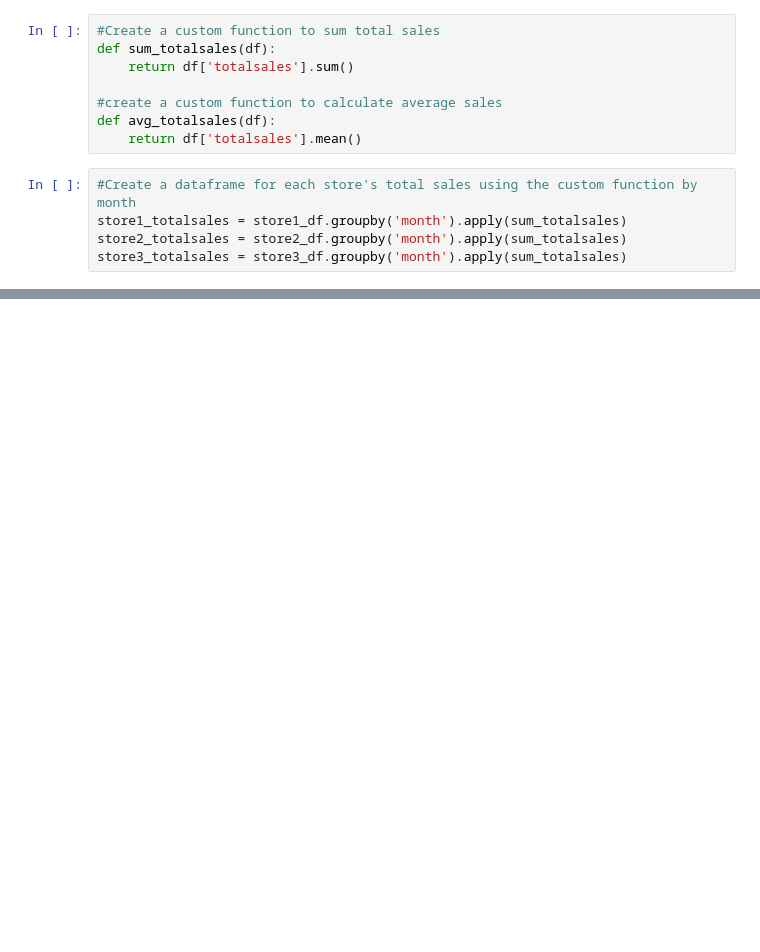
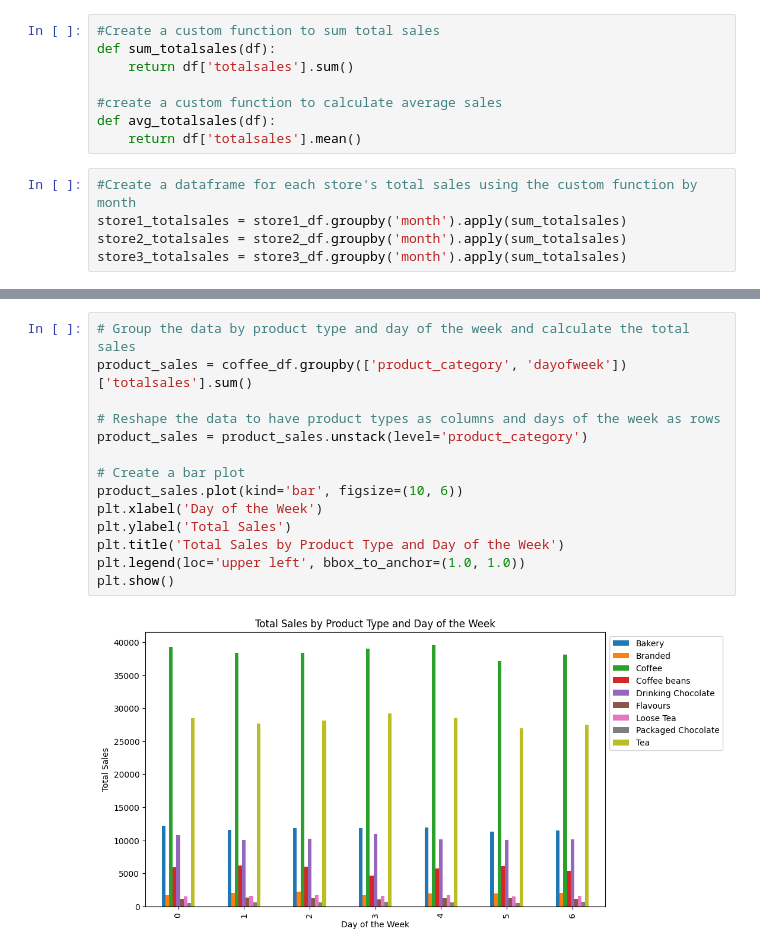
Before and after one commit to cedetraz96/Coffee_Crew, a Jupyter notebook: CoffeeShopAnalysis.ipynb, the cells around one changed output, grey strips where cells are left out. Drawn from its saved outputs; the diff is of its cells as text; blank space fills up the shorter version.

```diff
--- a/CoffeeShopAnalysis.ipynb
+++ b/CoffeeShopAnalysis.ipynb
@@ -242,0 +266,16 @@ plt.figure(figsize=(60,10))
+# %%
+# Group the data by product type and day of the week and calculate the total sales
+product_sales = coffee_df.groupby(['product_category', 'dayofweek'])['totalsales'].sum()
+
+# Reshape the data to have product types as columns and days of the week as rows
+product_sales = product_sales.unstack(level='product_category')
+
+# Create a bar plot
+product_sales.plot(kind='bar', figsize=(10, 6))
+plt.xlabel('Day of the Week')
+plt.ylabel('Total Sales')
+plt.title('Total Sales by Product Type and Day of the Week')
+plt.legend(loc='upper left', bbox_to_anchor=(1.0, 1.0))
+plt.show()
+# %% [output]
+[figure, added]
```
Also changed, not shown: parts of 9 cells of this notebook, 4 other files.
